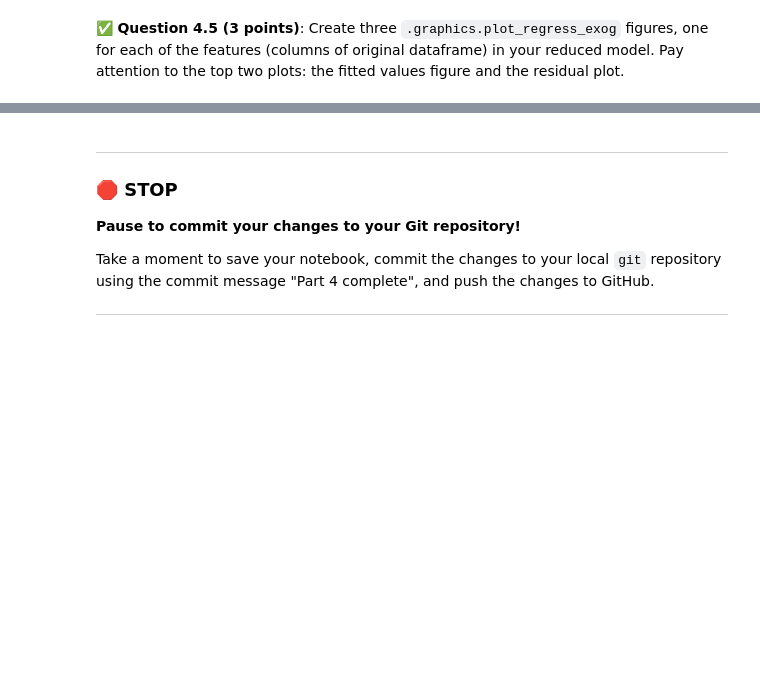
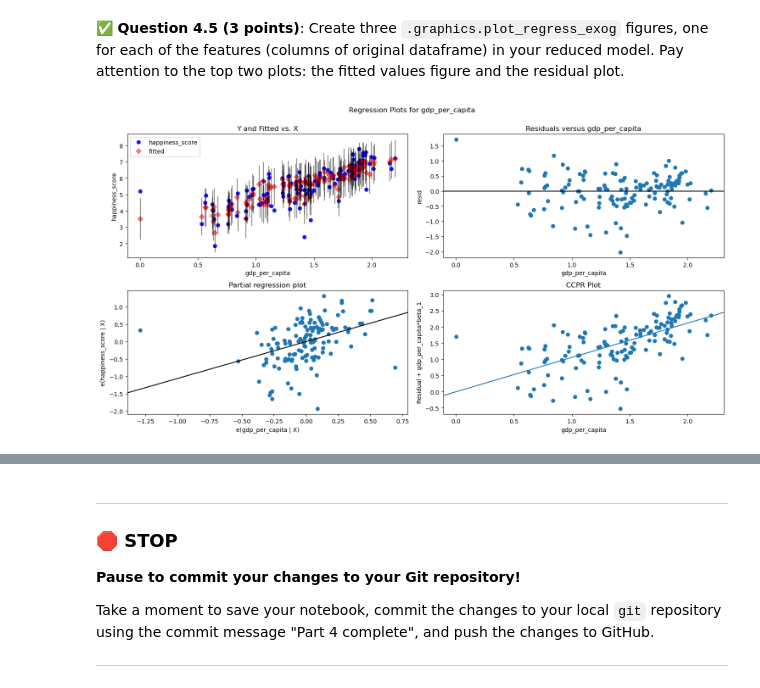
Before and after one commit to milneskylar/CMSE202-f23-turnin, a Jupyter notebook: hw-03/HW-03_Regression-S24-STUDENT.ipynb, the cells around one changed output, grey strips where cells are left out. Drawn from its saved outputs; the diff is of its cells as text; code cells hidden in the pictures; blank space fills up the shorter version.

```diff
--- a/hw-03/HW-03_Regression-S24-STUDENT.ipynb
+++ b/hw-03/HW-03_Regression-S24-STUDENT.ipynb
@@ -467,5 +467,7 @@ Notes:
 # %%
 # Put your code here.
 fig = plt.figure(figsize=(15, 8))
-fig = sm.graphics.plot_regress_exog(results_23, 'happiness_score', fig=fig)
+fig = sm.graphics.plot_regress_exog(results23M, 'gdp_per_capita', fig=fig)
 plt.show()
+# %% [output]
+[figure, added]
```
Also changed, not shown: parts of 2 cells of this notebook.
